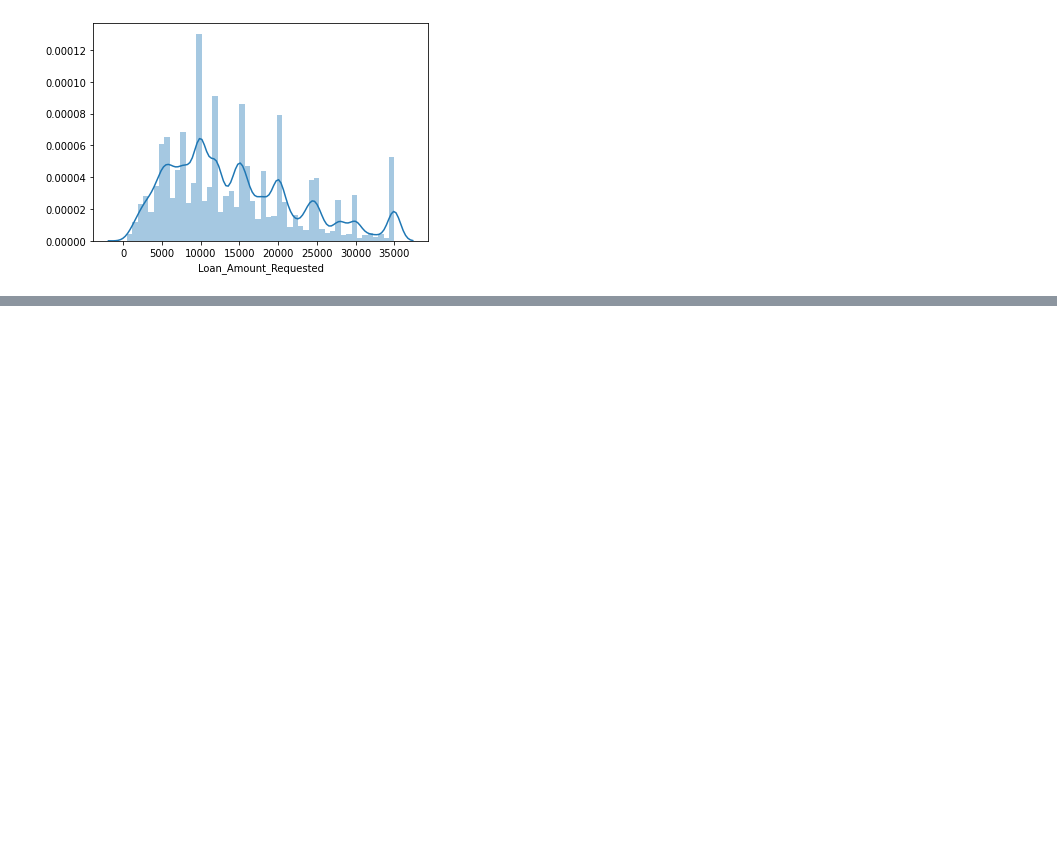
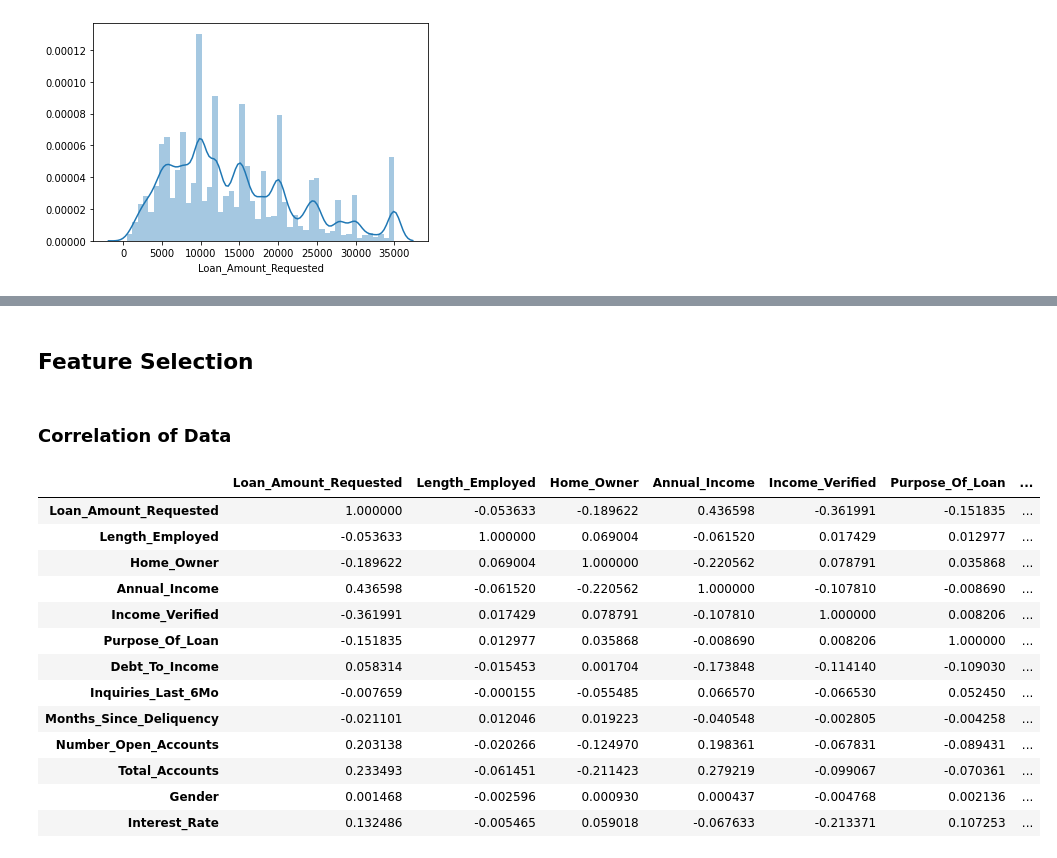
Before and after one commit to blessondensil294/AV-Hackathon-Interest-Rates, a Jupyter notebook: AV_Hackathon_Interest_Rate_Category_Prediction.ipynb, the cells around one changed output, grey strips where cells are left out. Drawn from its saved outputs; the diff is of its cells as text; code cells hidden in the pictures; blank space fills up the shorter version.

```diff
--- a/AV_Hackathon_Interest_Rate_Category_Prediction.ipynb
+++ b/AV_Hackathon_Interest_Rate_Category_Prediction.ipynb
@@ -239,0 +315,4 @@ df_Test[['Annual_Income']] = mm_scaler.fit_transform(df_Test[['Annual_Income']])
+# %% [markdown]
+## Feature Selection
+# %% [markdown]
+### Correlation of Data
@@ -239,0 +323,17 @@ df_Test[['Annual_Income']] = mm_scaler.fit_transform(df_Test[['Annual_Income']])
+# %%
+df_Train.corr()
+# %% [output]
+|  | Loan_Amount_Requested | Length_Employed | Home_Owner | Annual_Income | Income_Verified | Purpose_Of_Loan | ... |
+| Loan_Amount_Requested | 1.000000 | -0.053633 | -0.189622 | 0.436598 | -0.361991 | -0.151835 | ... |
+| Length_Employed | -0.053633 | 1.000000 | 0.069004 | -0.061520 | 0.017429 | 0.012977 | ... |
+| Home_Owner | -0.189622 | 0.069004 | 1.000000 | -0.220562 | 0.078791 | 0.035868 | ... |
+| Annual_Income | 0.436598 | -0.061520 | -0.220562 | 1.000000 | -0.107810 | -0.008690 | ... |
+| Income_Verified | -0.361991 | 0.017429 | 0.078791 | -0.107810 | 1.000000 | 0.008206 | ... |
+| Purpose_Of_Loan | -0.151835 | 0.012977 | 0.035868 | -0.008690 | 0.008206 | 1.000000 | ... |
+| Debt_To_Income | 0.058314 | -0.015453 | 0.001704 | -0.173848 | -0.114140 | -0.109030 | ... |
+| Inquiries_Last_6Mo | -0.007659 | -0.000155 | -0.055485 | 0.066570 | -0.066530 | 0.052450 | ... |
+| Months_Since_Deliquency | -0.021101 | 0.012046 | 0.019223 | -0.040548 | -0.002805 | -0.004258 | ... |
+| Number_Open_Accounts | 0.203138 | -0.020266 | -0.124970 | 0.198361 | -0.067831 | -0.089431 | ... |
+| Total_Accounts | 0.233493 | -0.061451 | -0.211423 | 0.279219 | -0.099067 | -0.070361 | ... |
+| Gender | 0.001468 | -0.002596 | 0.000930 | 0.000437 | -0.004768 | 0.002136 | ... |
+| Interest_Rate | 0.132486 | -0.005465 | 0.059018 | -0.067633 | -0.213371 | 0.107253 | ... |
```
Also changed, not shown: parts of 30 cells of this notebook.
